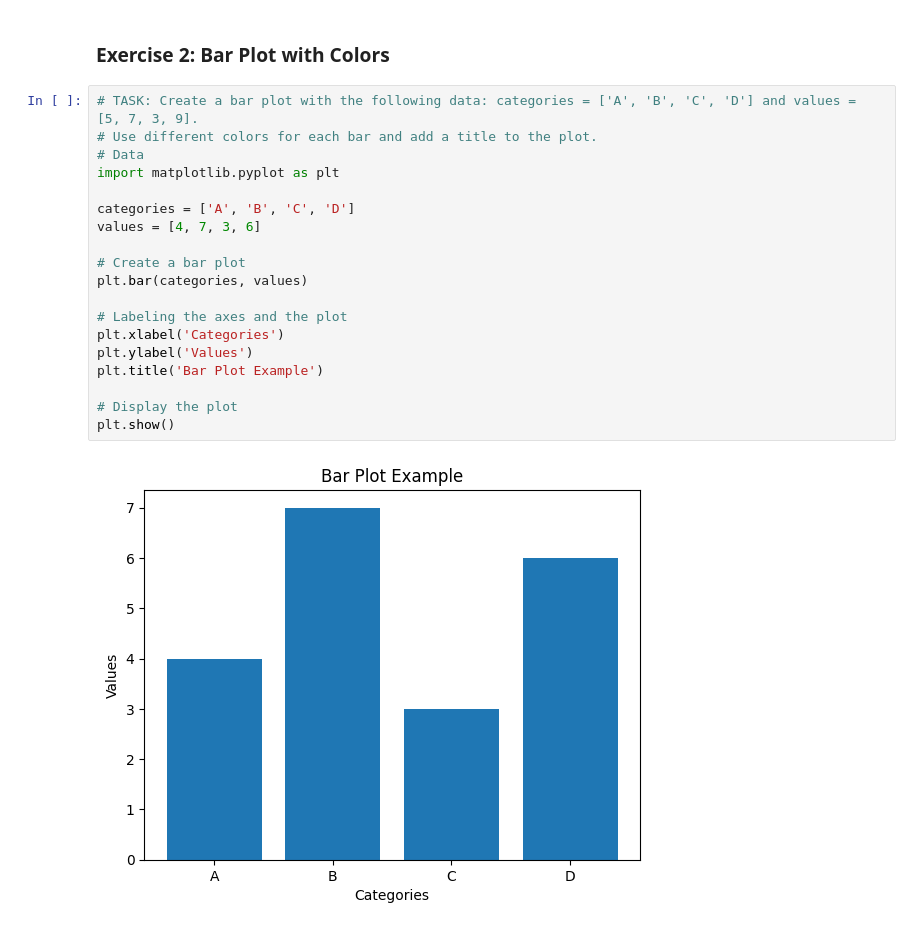
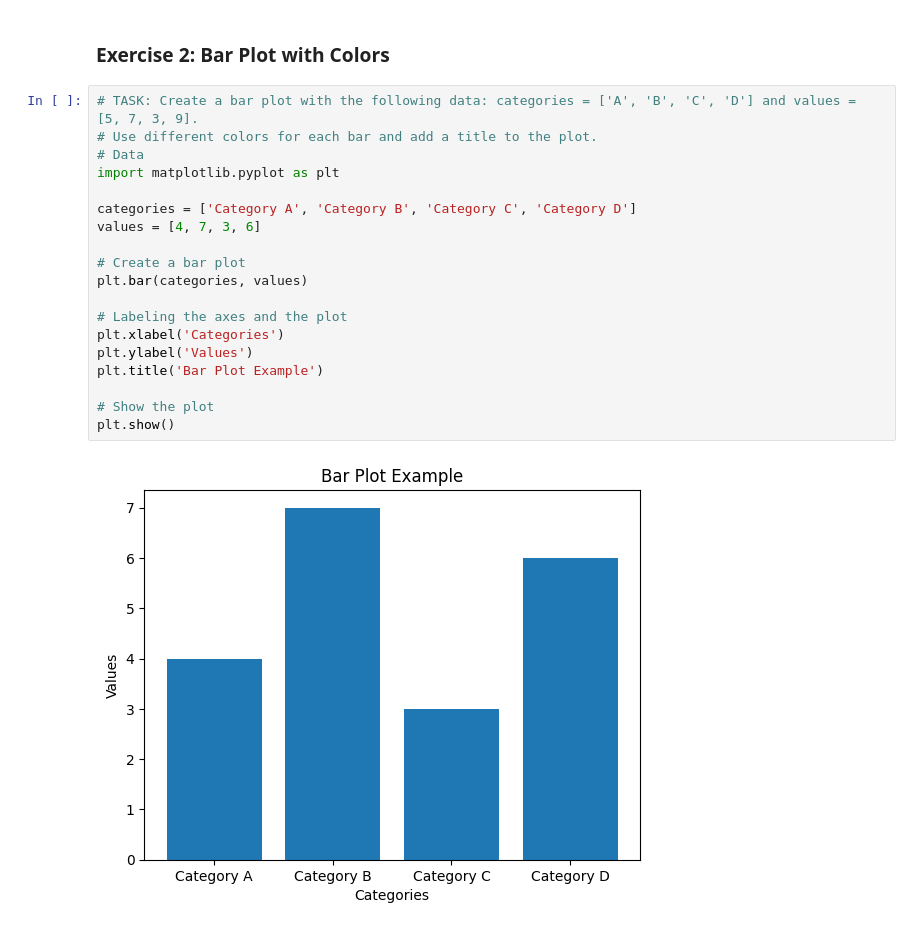
Before and after one commit to Akshay527922t/python-jupyter-template, a Jupyter notebook: src/2-bar-plot.ipynb, the cells around one changed output. Drawn from its saved outputs; the diff is of its cells as text.

```diff
--- a/src/2-bar-plot.ipynb
+++ b/src/2-bar-plot.ipynb
@@ -3,21 +3,21 @@
 # %%
 # TASK: Create a bar plot with the following data: categories = ['A', 'B', 'C', 'D'] and values = [5, 7, 3, 9].
 # Use different colors for each bar and add a title to the plot.
 # Data
 import matplotlib.pyplot as plt
 
-categories = ['A', 'B', 'C', 'D']
+categories = ['Category A', 'Category B', 'Category C', 'Category D']
 values = [4, 7, 3, 6]
 
 # Create a bar plot
 plt.bar(categories, values)
 
 # Labeling the axes and the plot
 plt.xlabel('Categories')
 plt.ylabel('Values')
 plt.title('Bar Plot Example')
 
-# Display the plot
+# Show the plot
 plt.show()
 # %% [output]
-[figure, old version]
+[figure, new version]
```
Also changed, not shown: 4 other files.
